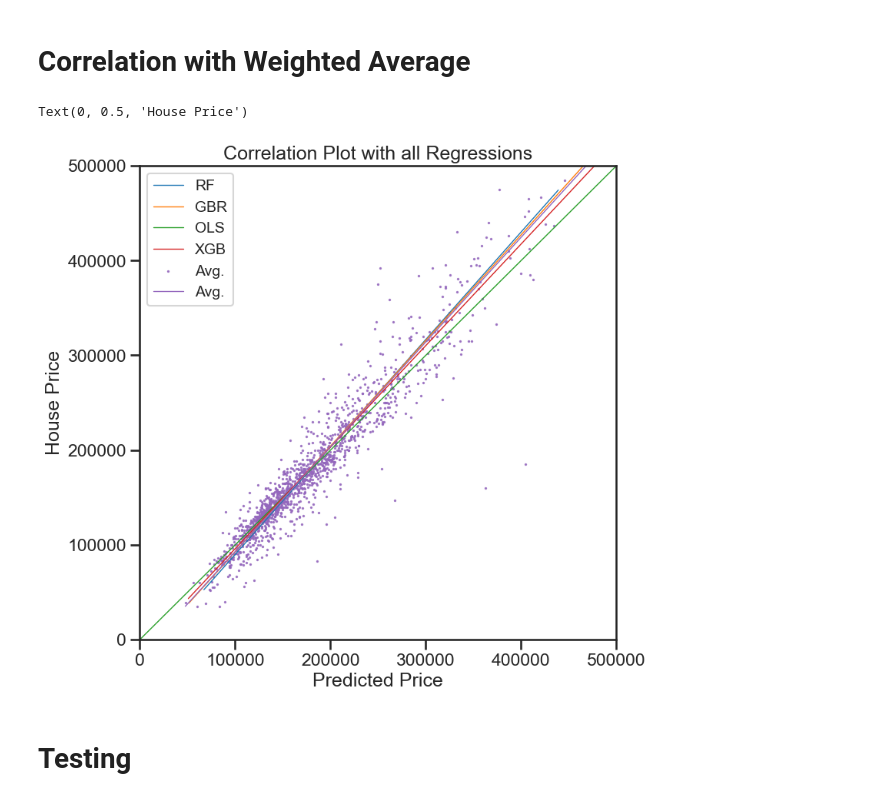
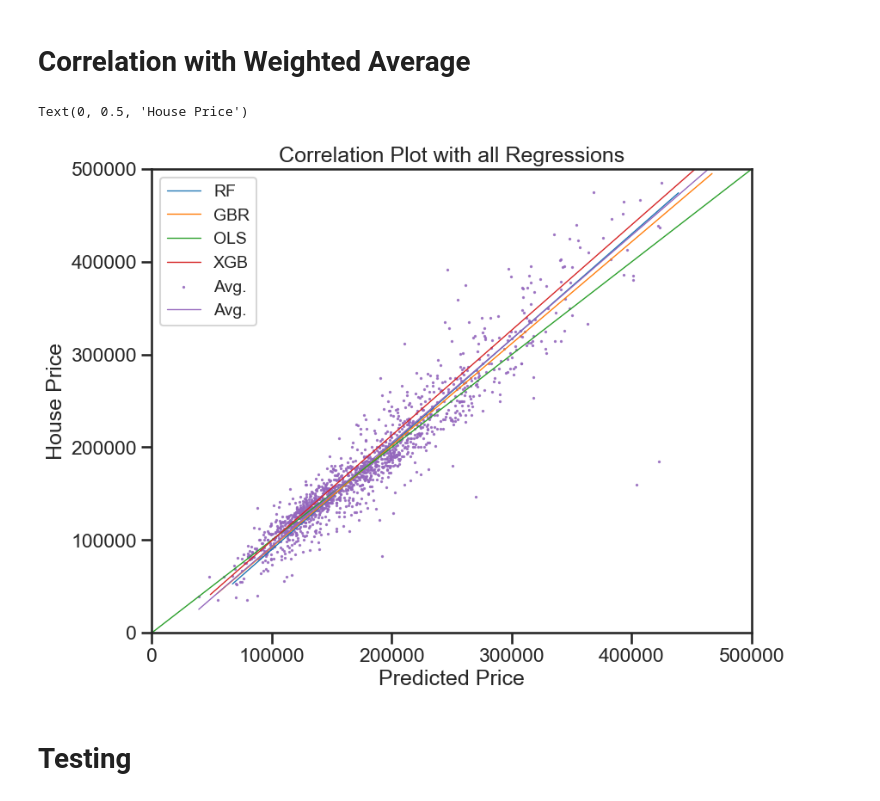
Before and after one commit to yummypugs/Data-Analytics-in-Business, a Jupyter notebook: 4.0.0 All graphs stacked.ipynb, the cells around one changed output. Drawn from its saved outputs; the diff is of its cells as text; code cells hidden in the pictures.

```diff
--- a/4.0.0 All graphs stacked.ipynb
+++ b/4.0.0 All graphs stacked.ipynb
@@ -135,7 +136,7 @@ prices["OLS"] = ols.iloc[:,-1:]
 xgb = pd.read_csv("Exported_Data/XGB.csv")
 prices["XGB"] = xgb.iloc[:,-1:]
 # %%
-weight = [.93*2, .94*3, .9*1, .95*4]
+weight = [.93, .94, .9, .95]
 columns = ["RF", "GBR", "OLS", "XGB"]
 prices["Avg."] = np.average(prices[columns], weights=weight, axis=1)
 
@@ -184,29 +185,30 @@ sns.lineplot(data=prices)
 # %% [markdown]
 # Correlation with Weighted Average
 # %%
-fig, ax = plt.subplots(figsize=(8, 8))
+fig, ax = plt.subplots(figsize=(9, 7))
 #ax = sns.lineplot(prices)
 
 #sns.move_legend(ax, "upper left", bbox_to_anchor=(1, 1))
 
 #create a legend
 plt.xlim(0, 500000)
 plt.ylim(0, 500000)
 #plt.tight_layout()
 plt.title("Correlation Plot with all Regressions")
 # always label your axes
 
 
 sns.regplot(data=prices, x=prices.loc[:,"RF"], y="SalePrice", scatter=False, label="RF", ci=None, scatter_kws={'s':5}, marker=".", line_kws={"linewidth":1})
 sns.regplot(data=prices, x=prices.loc[:,"GBR"], y="SalePrice", scatter=False, label="Gradient Boosted Regressor", ci=None, line_kws={"linewidth":1})
 sns.regplot(data=prices, x=prices.loc[:,"OLS"], y="SalePrice", scatter=False, label="OLS", ci=None, line_kws={"linewidth":1})
 sns.regplot(data=prices, x=prices.loc[:,"XGB"], y="SalePrice", scatter=False, label="XGB", ci=None, scatter_kws={'s':2}, line_kws={"linewidth":1})
 sns.regplot(data=prices, x=prices.loc[:,"Avg."], y="SalePrice", scatter=True, label="WA", ci=None, scatter_kws={'s':2}, line_kws={"linewidth":1})
 
+#plt.legend(labels=["RF", "GBR", "OLS", "XGB", "Avg.", "Avg."], prop={'size': 14})
 plt.legend(labels=["RF", "GBR", "OLS", "XGB", "Avg.", "Avg."], prop={'size': 14})
 plt.xlabel(r"Predicted Price")
 plt.ylabel(r"House Price")
 # %% [output]
 Text(0, 0.5, 'House Price')
-[figure, old version]
+[figure, new version]
 # %%
```
Also changed, not shown: parts of 8 cells of this notebook, 3 other files.
